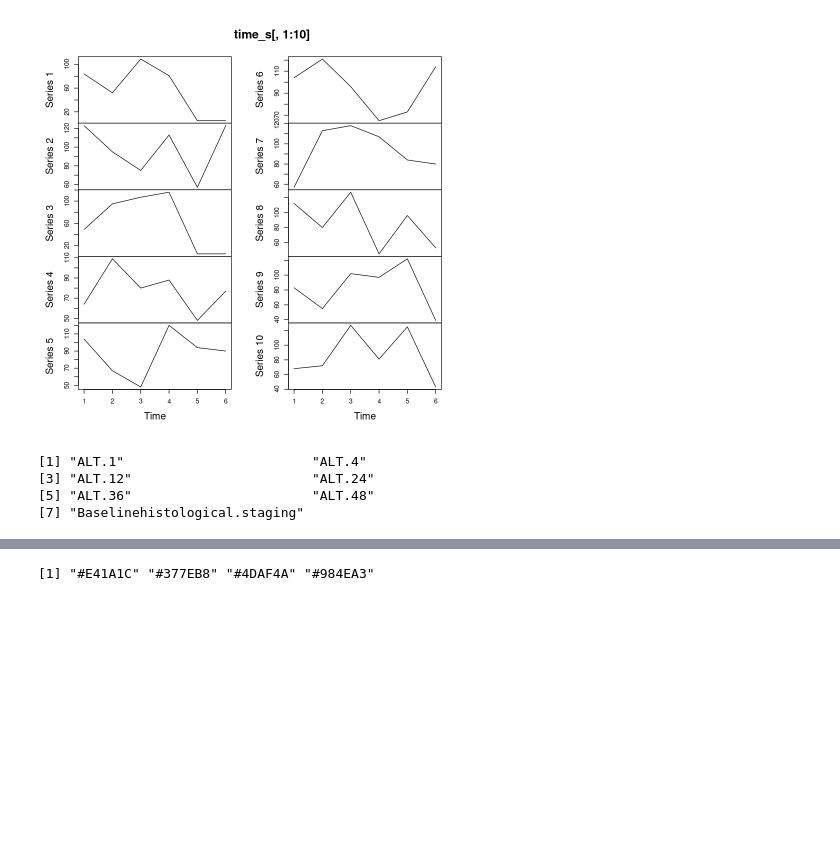
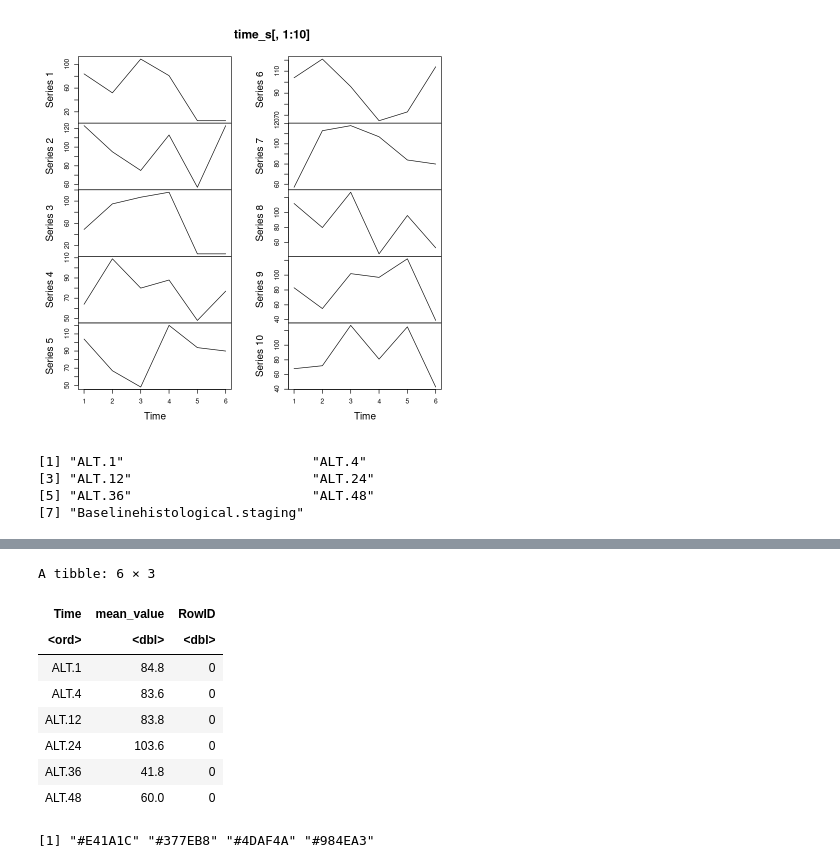
Before and after one commit to Alvaro8gb/DataVisualization, a Jupyter notebook: App/data.ipynb, the cells around one changed output, grey strips where cells are left out. Drawn from its saved outputs; the diff is of its cells as text; code cells hidden in the pictures; blank space fills up the shorter version.

```diff
--- a/App/data.ipynb
+++ b/App/data.ipynb
@@ -307,3 +335,15 @@ ERROR: Error in pivot_longer(., cols = starts_with("ALT"), names_to = "Time", :
+# %%
+df_mean_orders
+# %% [output]
+A tibble: 6 × 3
+| Time | mean_value | RowID |
+| <ord> | <dbl> | <dbl> |
+| ALT.1 | 84.8 | 0 |
+| ALT.4 | 83.6 | 0 |
+| ALT.12 | 83.8 | 0 |
+| ALT.24 | 103.6 | 0 |
+| ALT.36 | 41.8 | 0 |
+| ALT.48 | 60.0 | 0 |
 # %%
 library(RColorBrewer)
 
```
Also changed, not shown: parts of 7 cells of this notebook, 2 other files.
